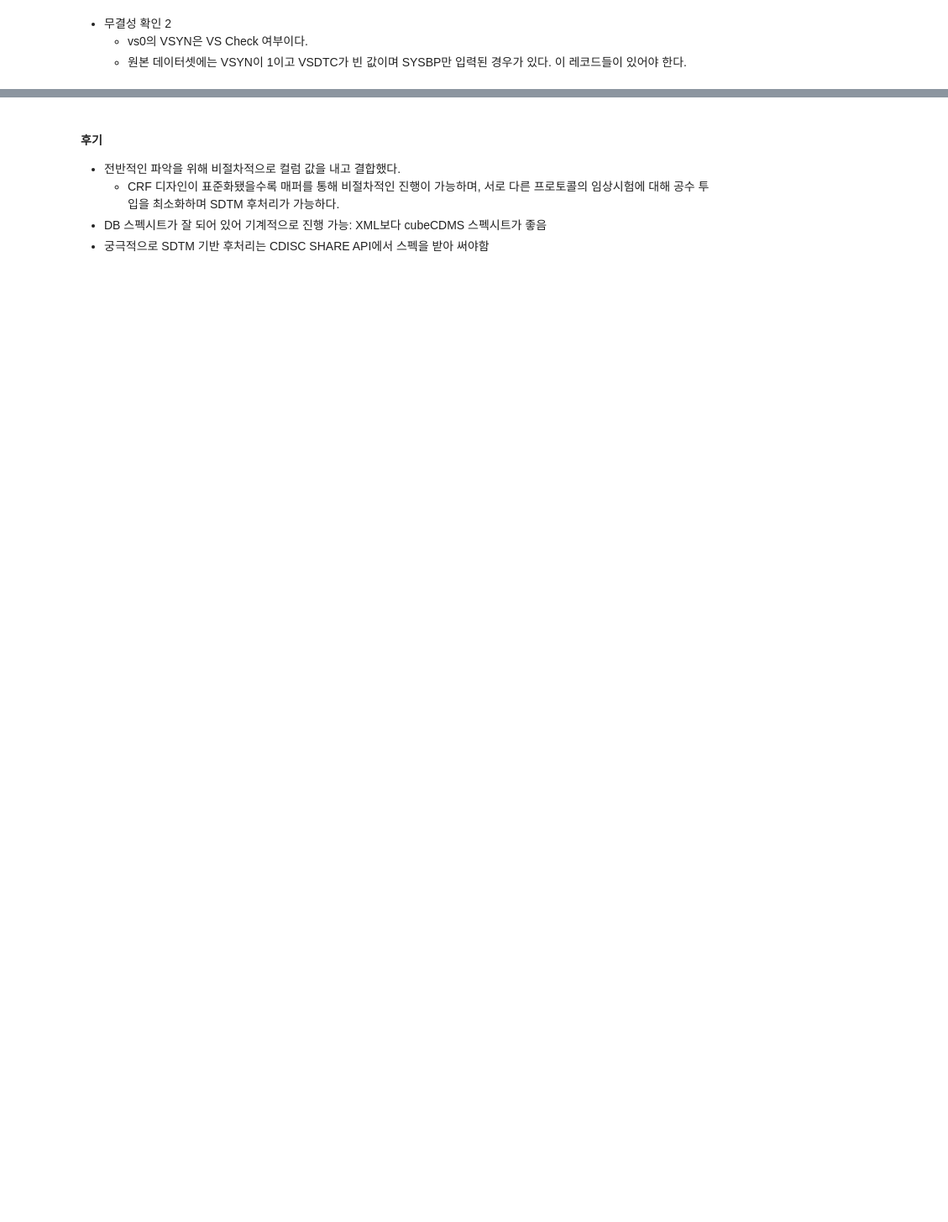
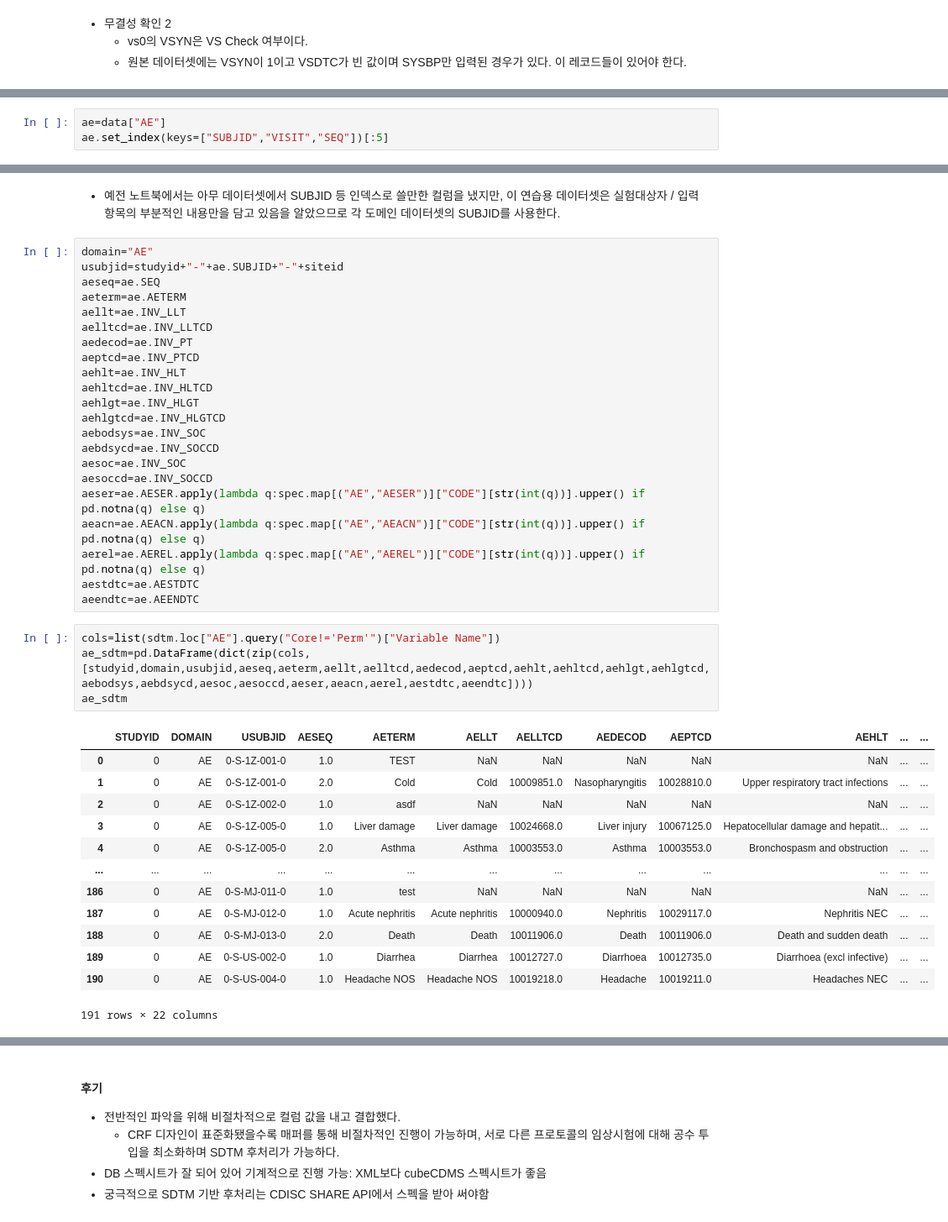
Before and after one commit to beeseosil/pub, a Jupyter notebook: ct/dmb.ipynb, the cells around one changed output, grey strips where cells are left out. Shown: that part at 84% size. Cells and saved outputs as stored; diff of their text form; blank space fills up the shorter version.

```diff
--- a/ct/dmb.ipynb
+++ b/ct/dmb.ipynb
@@ -196,0 +200,3 @@ vs_sdtm[vsyn][pd.isna(vs_sdtm[vsyn].VSDTC)].query("(VSTESTCD=='SYSBP') & (VSORRE
+# %%
+ae=data["AE"]
+ae.set_index(keys=["SUBJID","VISIT","SEQ"])[:5]
@@ -196,0 +212,42 @@ vs_sdtm[vsyn][pd.isna(vs_sdtm[vsyn].VSDTC)].query("(VSTESTCD=='SYSBP') & (VSORRE
+# %% [markdown]
+- 예전 노트북에서는 아무 데이터셋에서 SUBJID 등 인덱스로 쓸만한 컬럼을 냈지만, 이 연습용 데이터셋은 실험대상자 / 입력 항목의 부분적인 내용만을 담고 있음을 알았으므로 각 도메인 데이터셋의 SUBJID를 사용한다.
+# %%
+domain="AE"
+usubjid=studyid+"-"+ae.SUBJID+"-"+siteid
+aeseq=ae.SEQ
+aeterm=ae.AETERM
+aellt=ae.INV_LLT
+aelltcd=ae.INV_LLTCD
+aedecod=ae.INV_PT
+aeptcd=ae.INV_PTCD
+aehlt=ae.INV_HLT
+aehltcd=ae.INV_HLTCD
+aehlgt=ae.INV_HLGT
+aehlgtcd=ae.INV_HLGTCD
+aebodsys=ae.INV_SOC
+aebdsycd=ae.INV_SOCCD
+aesoc=ae.INV_SOC
+aesoccd=ae.INV_SOCCD
+aeser=ae.AESER.apply(lambda q:spec.map[("AE","AESER")]["CODE"][str(int(q))].upper() if pd.notna(q) else q)
+aeacn=ae.AEACN.apply(lambda q:spec.map[("AE","AEACN")]["CODE"][str(int(q))].upper() if pd.notna(q) else q)
+aerel=ae.AEREL.apply(lambda q:spec.map[("AE","AEREL")]["CODE"][str(int(q))].upper() if pd.notna(q) else q)
+aestdtc=ae.AESTDTC
+aeendtc=ae.AEENDTC
+# %%
+cols=list(sdtm.loc["AE"].query("Core!='Perm'")["Variable Name"])
+ae_sdtm=pd.DataFrame(dict(zip(cols,[studyid,domain,usubjid,aeseq,aeterm,aellt,aelltcd,aedecod,aeptcd,aehlt,aehltcd,aehlgt,aehlgtcd,aebodsys,aebdsycd,aesoc,aesoccd,aeser,aeacn,aerel,aestdtc,aeendtc])))
+ae_sdtm
+# %% [output]
+|  | STUDYID | DOMAIN | USUBJID | AESEQ | AETERM | AELLT | AELLTCD | AEDECOD | AEPTCD | AEHLT | ... | ... |
+| 0 | 0 | AE | 0-S-1Z-001-0 | 1.0 | TEST | NaN | NaN | NaN | NaN | NaN | ... | ... |
+| 1 | 0 | AE | 0-S-1Z-001-0 | 2.0 | Cold | Cold | 10009851.0 | Nasopharyngitis | 10028810.0 | Upper respiratory tract infections | ... | ... |
+| 2 | 0 | AE | 0-S-1Z-002-0 | 1.0 | asdf | NaN | NaN | NaN | NaN | NaN | ... | ... |
+| 3 | 0 | AE | 0-S-1Z-005-0 | 1.0 | Liver damage | Liver damage | 10024668.0 | Liver injury | 10067125.0 | Hepatocellular damage and hepatit... | ... | ... |
+| 4 | 0 | AE | 0-S-1Z-005-0 | 2.0 | Asthma | Asthma | 10003553.0 | Asthma | 10003553.0 | Bronchospasm and obstruction | ... | ... |
+| ... | ... | ... | ... | ... | ... | ... | ... | ... | ... | ... | ... | ... |
+| 186 | 0 | AE | 0-S-MJ-011-0 | 1.0 | test | NaN | NaN | NaN | NaN | NaN | ... | ... |
+| 187 | 0 | AE | 0-S-MJ-012-0 | 1.0 | Acute nephritis | Acute nephritis | 10000940.0 | Nephritis | 10029117.0 | Nephritis NEC | ... | ... |
+| 188 | 0 | AE | 0-S-MJ-013-0 | 2.0 | Death | Death | 10011906.0 | Death | 10011906.0 | Death and sudden death | ... | ... |
+| 189 | 0 | AE | 0-S-US-002-0 | 1.0 | Diarrhea | Diarrhea | 10012727.0 | Diarrhoea | 10012735.0 | Diarrhoea (excl infective) | ... | ... |
+| 190 | 0 | AE | 0-S-US-004-0 | 1.0 | Headache NOS | Headache NOS | 10019218.0 | Headache | 10019211.0 | Headaches NEC | ... | ... |
+191 rows × 22 columns
```
Also changed, not shown: parts of 4 cells of this notebook.
